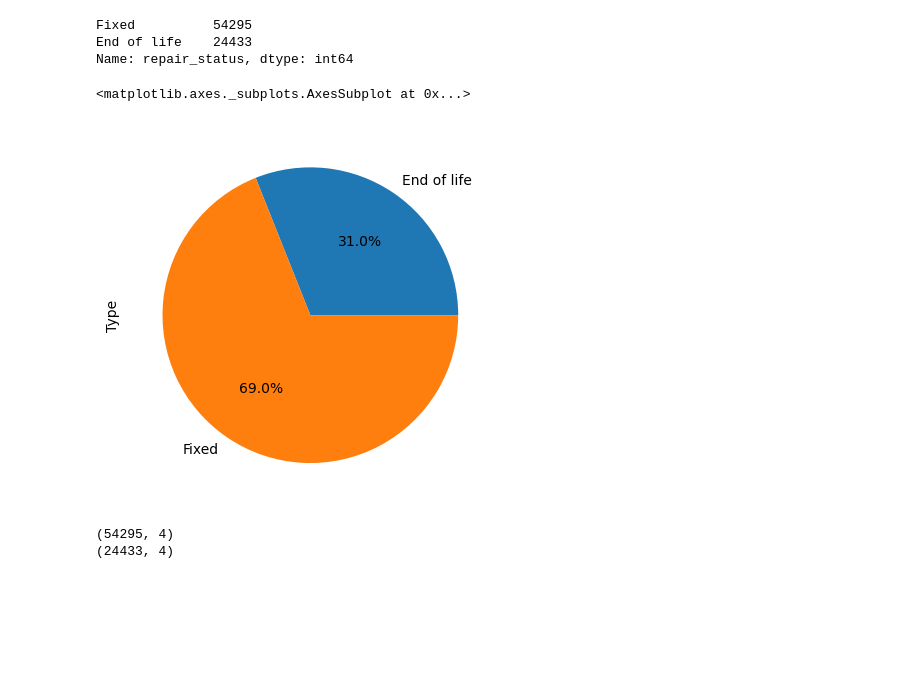
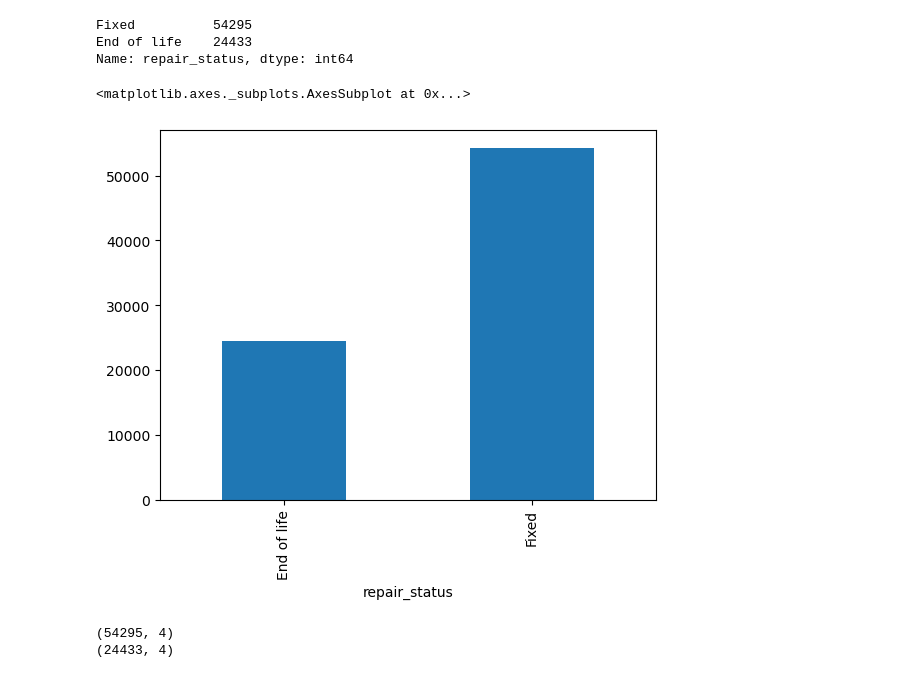
Before and after one commit to DrewChauD/BrainStation-Data-Science-Capstone, a Jupyter notebook: Notebooks/Andrew_Chau_BrainStation_DS_Capstone.ipynb, the cells around one changed output. Drawn from its saved outputs; the diff is of its cells as text; code cells hidden in the pictures; blank space fills up the shorter version.

```diff
--- a/Notebooks/Andrew_Chau_BrainStation_DS_Capstone.ipynb
+++ b/Notebooks/Andrew_Chau_BrainStation_DS_Capstone.ipynb
@@ -114,0 +141,8 @@ df.sort_values(by='year_of_manufacture', ascending=True).head(300)
+# %%
+#df = df.loc[df['product_age'] > 100, ['year_of_manufacture', 'product_age']] = 'Unknown'
+# df['product_age'] = df.apply(lambda row: 'unknown' if row['product_age'] > 100 else row['product_age'], axis=1)
+#df.loc[df['year_of_manufacture'] < 1920, 'year_of_manufacture'] = 'NaN'
+#df['year_of_manufacture'] = np.where(df['year_of_manufacture'] < 1920, 'NaN', df['year_of_manufacture'])
+#df['year_of_manufacture'].replace(1900.0, np.NaN)
+#df['year_of_manufacture'] = df.year_of_manufacture.where(df.year_of_manufacture.between(0, 1919))
+df.loc[df.year_of_manufacture.between(0.0, 1919.0), ['year_of_manufacture', 'product_age']] = np.nan
@@ -136,0 +183,2 @@ memory usage: 11.0+ MB
+# %%
+df.loc[df['product_age'] < 0, 'product_age'] = 0
@@ -137,3 +197,5 @@ memory usage: 11.0+ MB
+# %%
+dfc = df
 # %%
 df['country'].unique()
 # %% [output]
@@ -570,5 +650,5 @@ df = pd.read_csv("data/OpenRepairData_v0.3_aggregate_202303.csv")
 # %%
-dtdf = df[['repair_status', 'product_category', 'country','brand']]
+dtdf = dfc[['repair_status', 'product_category', 'country','brand']]
 # %%
 dtdf = dtdf.drop(dtdf[dtdf['repair_status'] == 'Unknown'].index)
 dtdf['repair_status']
@@ -609,13 +689,13 @@ Fixed          54295
 End of life    24433
 Name: repair_status, dtype: int64
 # %%
-repair_dataset.groupby('repair_status').size().plot(kind='pie',
+repair_dataset.groupby('repair_status').size().plot(kind='bar',
                                        y = "v1",
-                                       label = "Type",
-                                       autopct='%1.1f%%')
+                                       label = "Type"
+                                       )
 # %% [output]
 <matplotlib.axes._subplots.AxesSubplot at 0x...>
-[figure, old version]
+[figure, new version]
 # %%
 fixed = repair_dataset[repair_dataset["repair_status"] == "Fixed"]
 EOL  = repair_dataset[repair_dataset["repair_status"] == "End of life"]
```
Also changed, not shown: parts of 19 cells of this notebook, 1 other file.
